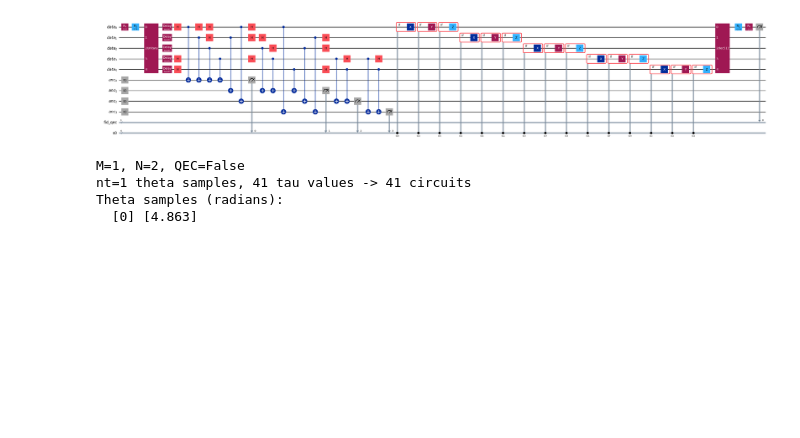
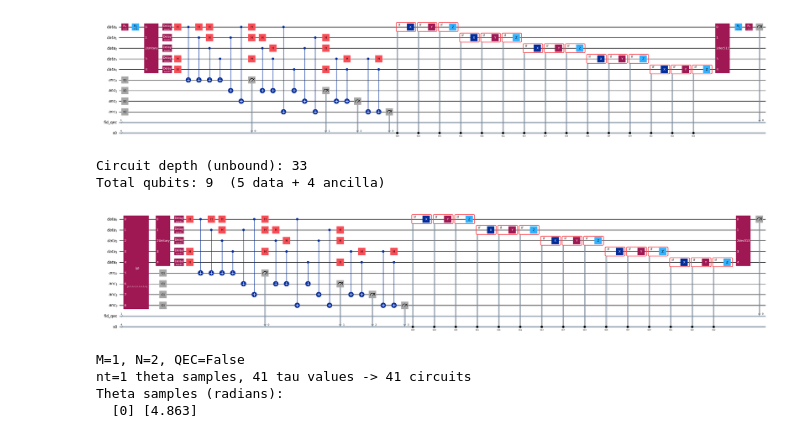
Before and after one commit to mtp354/Broadcasting, a Jupyter notebook: qiskit_testing.ipynb, the cells around one changed output. Drawn from its saved outputs; the diff is of its cells as text; code cells hidden in the pictures; blank space fills up the shorter version.

```diff
--- a/qiskit_testing.ipynb
+++ b/qiskit_testing.ipynb
@@ -75,6 +78,60 @@ State: Ry(2.4315) Rz(2.7576) |0⟩
 Circuit depth (unbound): 36
 Total qubits: 9  (5 data + 4 ancilla)
 [figure]
+# %%
+
+# QEC [[5,1,3]] fidelity benchmark
+# Prepares a random phase state, encodes it into the [[5,1,3]] code, applies
+# a parametric time delay, decodes (with syndrome correction), and measures
+# the fidelity of the recovered qubit.
+
+from qiskit import QuantumCircuit, QuantumRegister, ClassicalRegister
+from qiskit.circuit import Parameter
+from broadcasting.qec_513 import five_qubit_decode_gate, decode_qec_513
+seed = 42
+rng = np.random.default_rng(seed)
+
+# --- Parameters ---
+tau_qec   = Parameter("tau")                   # delay duration in dt units
+shots_qec = 8192
+
+# --- Build the encode gate = adjoint of decode gate ---
+decode_gate = five_qubit_decode_gate()
+encode_gate = decode_gate.adjoint()   # maps |00000⟩ → |0_L⟩, |00001⟩ → |1_L⟩
+
+# --- Registers ---
+data = QuantumRegister(5, "data")         # [[5,1,3]] physical block
+anc  = QuantumRegister(4, "anc")          # ancilla for syndrome measurement
+fid  = ClassicalRegister(1, "fid_qec")   # fidelity readout
+
+qc_qec = QuantumCircuit(data, anc, fid)
+
+# 1. Prepare 0 states
+qc_qec.initialize('000000000')
+
+
+# 2. Encode into [[5,1,3]] block
+qc_qec.append(encode_gate, data[:])
+
+# 3. Parametric delay on every physical qubit in the block
+for q in data:
+    qc_qec.delay(tau_qec, q)
+
+# 4. Decode (syndrome extraction, classical feedforward, decode unitary)
+#    Reuse the ancilla register we already added.
+decoded_qubits = decode_qec_513(qc_qec, [list(data)], ancilla_qubits=list(anc))
+decoded_q = decoded_qubits[0]   # index of the logical qubit after decoding
+
+# 5. Inverse state preparation on decoded qubit → fidelity = P(|0⟩)
+qc_qec.measure(decoded_q, fid[0])
+
+print(f"Circuit depth (unbound): {qc_qec.depth()}")
+print(f"Total qubits: {qc_qec.num_qubits}  (5 data + 4 ancilla)")
+qc_qec.draw("mpl", fold=120)
+# %% [output]
+Circuit depth (unbound): 33
+Total qubits: 9  (5 data + 4 ancilla)
+[figure, added]
 # %%
 # Protocol parameters
 M_senders = 1
```
Also changed, not shown: parts of 1 cell of this notebook, 1 other file.
